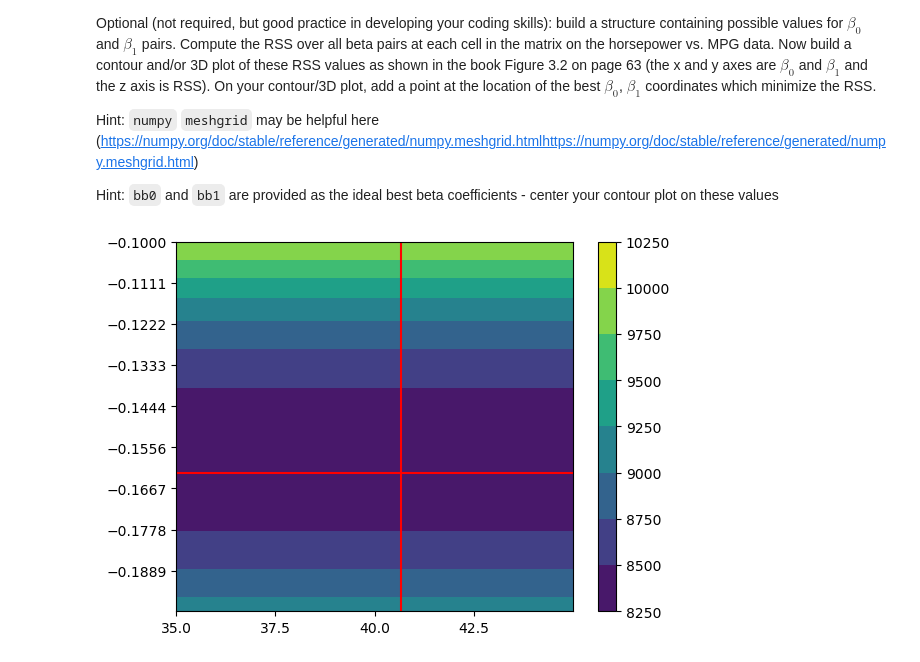
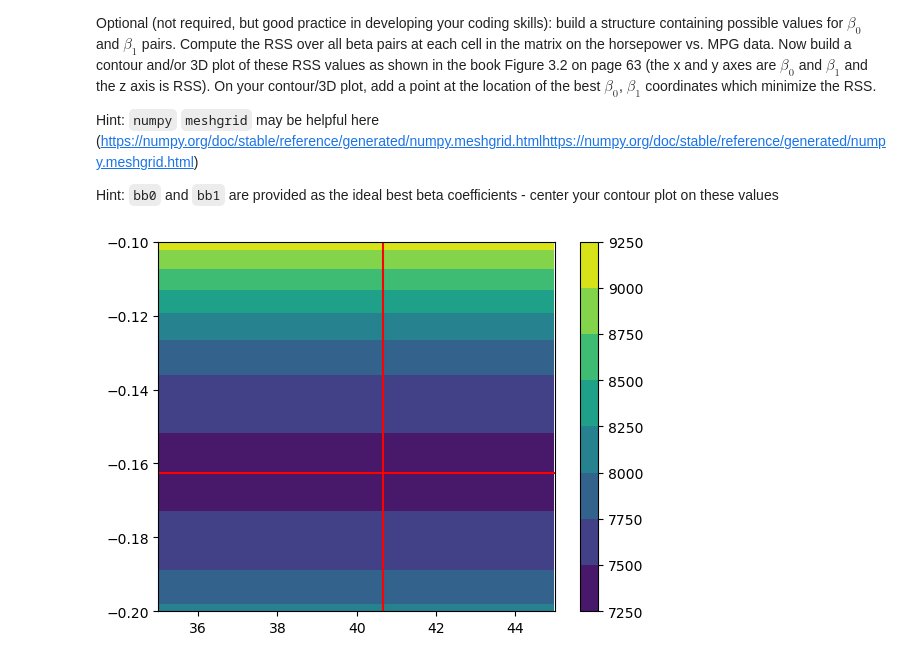
Before and after one commit to TheCodeheadMT/623-SML, a Jupyter notebook: HW2_TODD_MICHAEL (1).ipynb, the cells around one changed output. Saved outputs shown, nothing was run; the diff lists cells and outputs as text; code cells hidden in the pictures.

Commit message:
Update HW2_TODD_MICHAEL (1).ipynb
Fixed seed issue, checked and finished, ready for turn in.

```diff
--- a/HW2_TODD_MICHAEL (1).ipynb
+++ b/HW2_TODD_MICHAEL (1).ipynb
@@ -118,7 +118,7 @@ Split the test and training dataset such that the training set contains 75% of t
 #STUDENT CODE - insert code to load auto.csv using pandas and preprocess it (handle missing values)
 # store your data in a dataframe called 'data'
 
-random_state = 42  #for reproducability during train_test_split
+rand_seed = 0  #for reproducability during train_test_split
 
 ### ------------  STUDENT CODE HERE----------------
 #load data into pandas dataframe
@@ -146,7 +146,7 @@ if raw_cnt > data.shape[0]:
 data['horsepower'] = data['horsepower'].astype(np.int64)
 
 #split data into training (75%) and test (15%)
-(train_df, test_df) = train_test_split(data, test_size=0.15, random_state=0)
+(train_df, test_df) = train_test_split(data, test_size=0.25, random_state=rand_seed)
 
 
 
@@ -873,43 +912,44 @@ bb1= -0.162513  #found best beta1
 ### ------------  STUDENT CODE HERE----------------
 
 #beta_paris
-b0s = np.arange(35, 45, 0.030075, dtype=float)
-b1s = np.arange(-.1, -.2, -0.000300752, dtype=float)
+b0s = np.arange(35, 45, 0.03407155, dtype=float)
+b1s = np.arange(-.1, -.2, -0.000340716, dtype=float)
 
 #get predicted to compute rss
 predicted = mpg_hp_model.predict(train_df.loc[:, ['horsepower']])
 
 #setup rss structure
 rss_list = np.zeros((len(b0s), len(predicted)))
 
 #populate rss structure
 for idx, entry in enumerate(b0s):
     rss_list[idx] = rss1d(b0s[idx], b1s[idx], train_df['horsepower'], train_df['mpg'])
 
 #create meshgrid
 b0X,b1Y = np.meshgrid(b0s, b1s)
 
 #build contour plot
 ctor = plt.contourf(b0X, b1Y, rss_list)
 
 #set axis details
-plt.xticks(np.linspace(35, 45, 5))
-plt.yticks(np.linspace(-0.2,-0.1,10))
+
+plt.xlim([35,45])
+plt.ylim([-0.2,-0.1])
 plt.plot(bb0, bb1, color='r', linestyle='--', label='Best Betas')
 
 #add lines to indiate best betas
 plt.axhline(y = bb1, color = 'r', linestyle = '-', label="Best Beta")
 plt.axvline(x = bb0, color = 'r', linestyle = '-')
 
 #show color bar on side
 plt.colorbar()
 
 #show plot
 plt.show()
 
 ### ------------ END STUDENT CODE HERE----------------
 # %% [output]
-[figure, old version]
+[figure, new version]
 # %%
 check_step_status()
 # %% [output]
```
Also changed, not shown: parts of 15 cells of this notebook.
